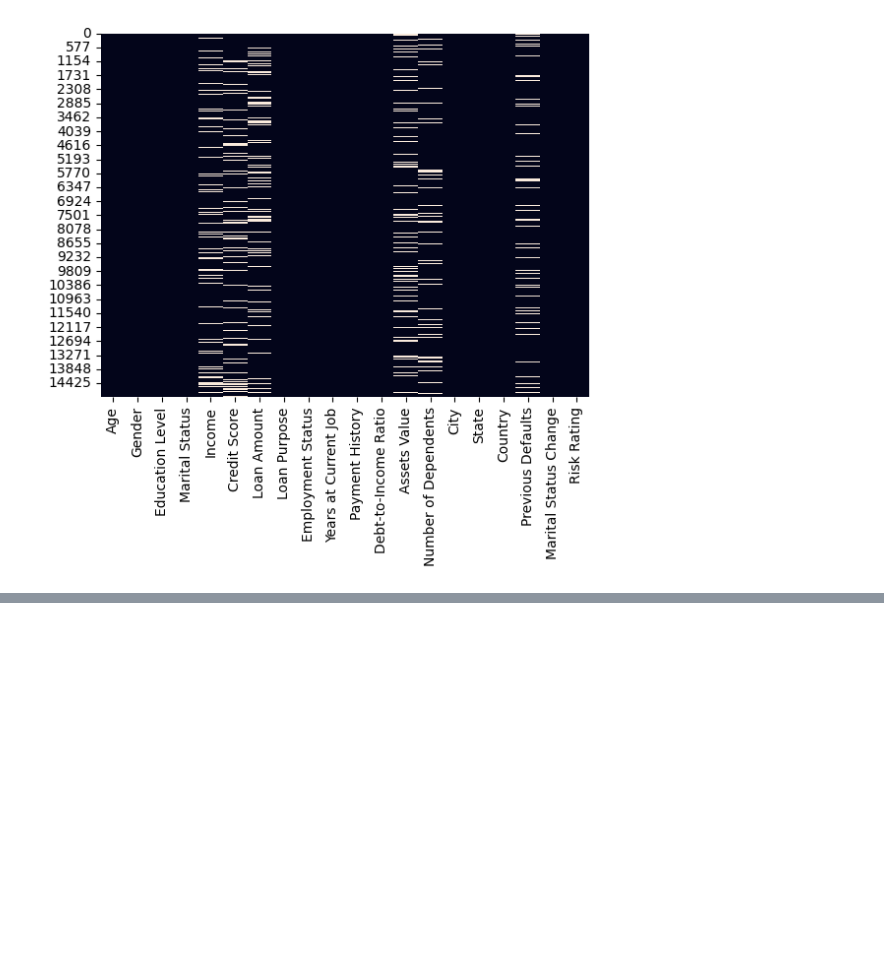
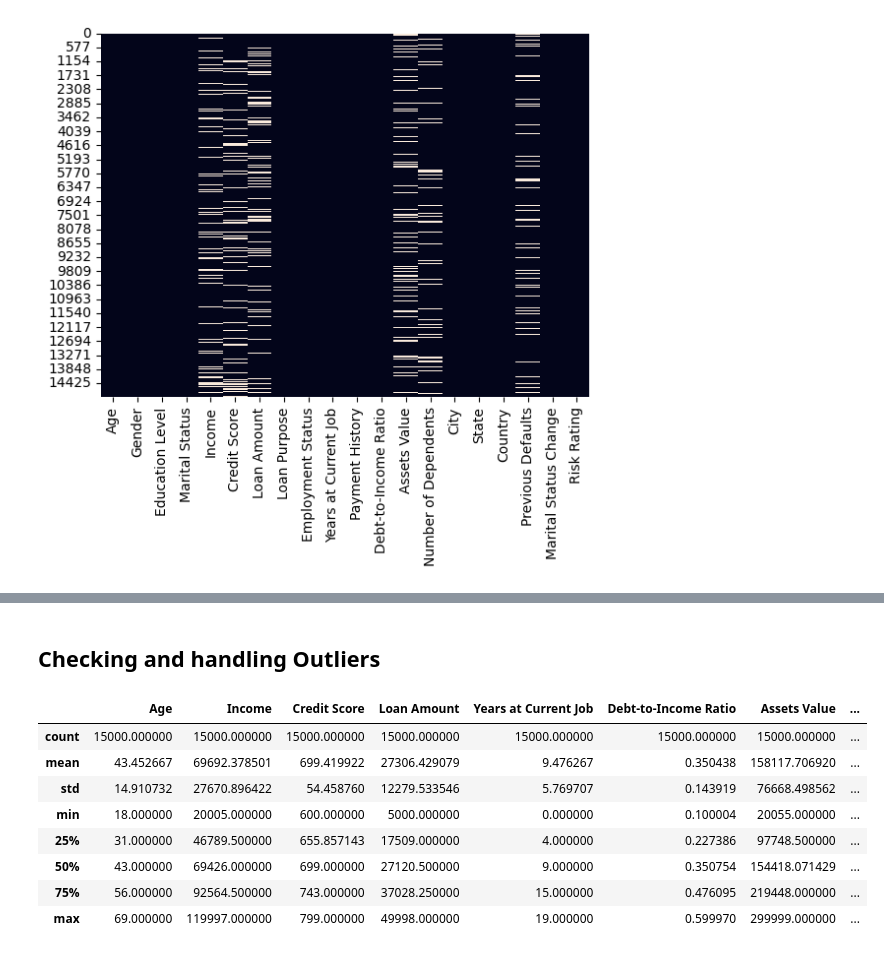
Before and after one commit to IfeoluwaRuth/Financial-Risk-Analysis, a Jupyter notebook: financial-risk-analysis.ipynb, the cells around one changed output, grey strips where cells are left out. Saved outputs shown, nothing was run; the diff lists cells and outputs as text; code cells hidden in the pictures; blank space fills up the shorter version.

```diff
--- a/financial-risk-analysis.ipynb
+++ b/financial-risk-analysis.ipynb
@@ -127,0 +143,38 @@ AUC score for predicting missingness in Previous Defaults: 0.507,  Therefore, si
+# %%
+
+from sklearn.impute import KNNImputer
+from sklearn.preprocessing import StandardScaler
+import numpy as np
+
+cols = ['Income', 'Credit Score', 'Loan Amount', 'Assets Value', 'Number of Dependents', 'Previous Defaults']
+
+scaler = StandardScaler()
+imputer = KNNImputer(
+    missing_values=np.nan,
+    n_neighbors=7,
+    weights="distance",
+    metric="nan_euclidean",
+    copy=True,
+    add_indicator=True
+)
+
+X = df[cols].to_numpy()
+Xz = scaler.fit_transform(X)
+Xz_imp = imputer.fit_transform(Xz)
+
+# Separate imputed values and indicators
+Xz_imp_values = Xz_imp[:, :len(cols)]  # first 6 columns
+Xz_imp_indicators = Xz_imp[:, len(cols):]  # last 6 columns
+
+# Inverse transform only the scaled values
+X_imp = scaler.inverse_transform(Xz_imp_values)
+
+# Reconstruct the DataFrame
+df_imputed = df.copy()
+df_imputed[cols] = X_imp
+
+# Optionally add indicator columns
+for i, col in enumerate(cols):
+    df_imputed[f"{col}_missing"] = Xz_imp_indicators[:, i]
+
+print(df_imputed.head(3))
@@ -127,0 +219,18 @@ AUC score for predicting missingness in Previous Defaults: 0.507,  Therefore, si
+# %% [markdown]
+## Checking and handling Outliers
+# %%
+new_data = df_imputed.iloc[:, 0:20].copy()
+
+numeric_df = new_data.select_dtypes(include = 'number')
+
+numeric_df.describe()
+# %% [output]
+|  | Age | Income | Credit Score | Loan Amount | Years at Current Job | Debt-to-Income Ratio | Assets Value | ... |
+| count | 15000.000000 | 15000.000000 | 15000.000000 | 15000.000000 | 15000.000000 | 15000.000000 | 15000.000000 | ... |
+| mean | 43.452667 | 69692.378501 | 699.419922 | 27306.429079 | 9.476267 | 0.350438 | 158117.706920 | ... |
+| std | 14.910732 | 27670.896422 | 54.458760 | 12279.533546 | 5.769707 | 0.143919 | 76668.498562 | ... |
+| min | 18.000000 | 20005.000000 | 600.000000 | 5000.000000 | 0.000000 | 0.100004 | 20055.000000 | ... |
+| 25% | 31.000000 | 46789.500000 | 655.857143 | 17509.000000 | 4.000000 | 0.227386 | 97748.500000 | ... |
+| 50% | 43.000000 | 69426.000000 | 699.000000 | 27120.500000 | 9.000000 | 0.350754 | 154418.071429 | ... |
+| 75% | 56.000000 | 92564.500000 | 743.000000 | 37028.250000 | 15.000000 | 0.476095 | 219448.000000 | ... |
+| max | 69.000000 | 119997.000000 | 799.000000 | 49998.000000 | 19.000000 | 0.599970 | 299999.000000 | ... |
```
Also changed, not shown: parts of 19 cells of this notebook.
